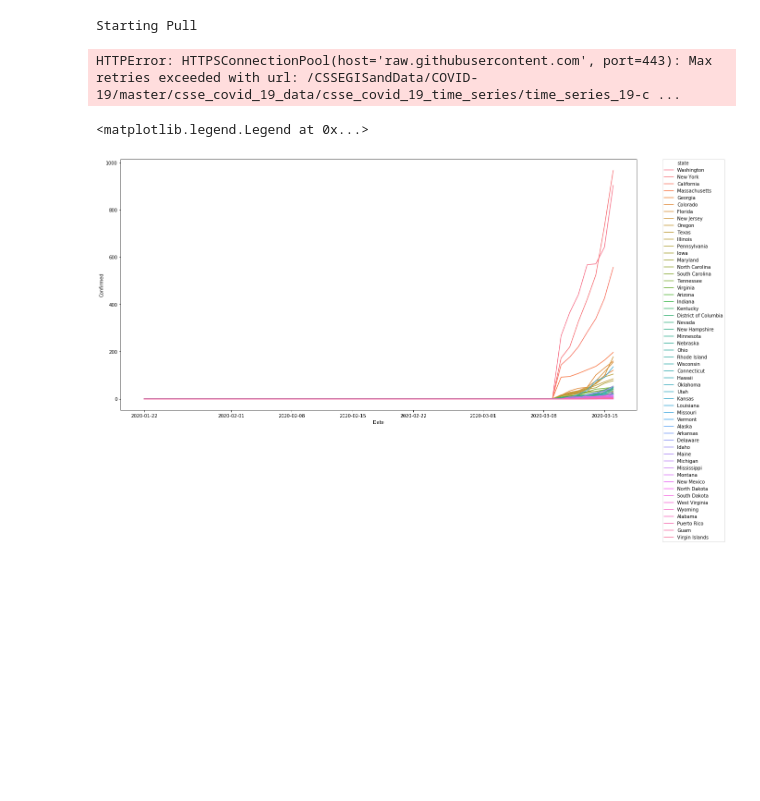
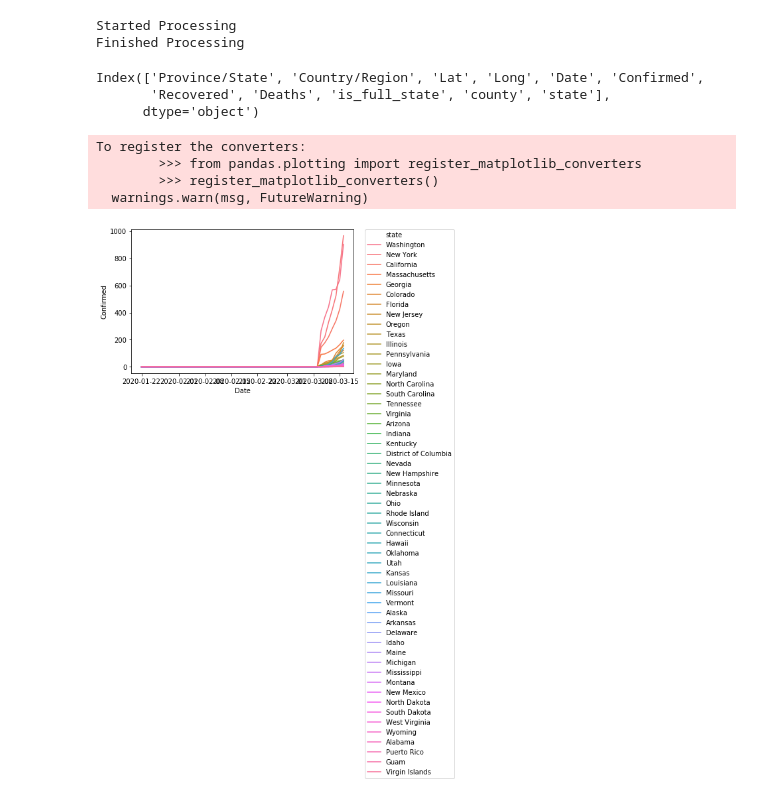
Before and after one commit to TheCulliganMan/covid-19, a Jupyter notebook: coronadb.ipynb, the cells around one changed output. Drawn from its saved outputs; the diff is of its cells as text; code cells hidden in the pictures; blank space fills up the shorter version.

```diff
--- a/coronadb.ipynb
+++ b/coronadb.ipynb
@@ -3,12 +3,12 @@ import pandas as pd
 from covidb.pull import data_pull_csv
 from covidb.process import get_todays_data
 # %%
-print("Starting Pull")
-data_pull_csv()
-print("Finished Pull")
+# print("Starting Pull")
+# data_pull_csv()
+# print("Finished Pull")
 print("Started Processing")
 data_dict = get_todays_data()
 print("Finished Processing")
 # %% [output]
-Starting Pull
+Started Processing
+Finished Processing
-HTTPError: HTTPSConnectionPool(host='raw.githubusercontent.com', port=443): Max retries exceeded with url: /CSSEGISandData/COVID-19/master/csse_covid_19_data/csse_covid_19_time_series/time_series_19-c ...
@@ -15,14 +21,19 @@ HTTPError: HTTPSConnectionPool(host='raw.githubusercontent.com', port=443): Max
+# %%
+df = data_dict["all_data"]
+df.columns
+# %% [output]
+Index(['Province/State', 'Country/Region', 'Lat', 'Long', 'Date', 'Confirmed',
+       'Recovered', 'Deaths', 'is_full_state', 'county', 'state'],
+      dtype='object')
 # %%
-%matplotlib inline
-import matplotlib.pyplot as plt
-import seaborn as sns
-from pylab import rcParams
-rcParams['figure.figsize'] = 20, 10
-df = data_dict["all_data"]
-df = df.loc[df["is_full_state"] == True]
-sns.lineplot(x="Date", y="Confirmed", hue="state", data=df)
+states_df = df.loc[df["is_full_state"] == True]
+sns.lineplot(x="Date", y="Confirmed", hue="state", data=states_df)
 # Put the legend out of the figure
 plt.legend(bbox_to_anchor=(1.05, 1), loc=2, borderaxespad=0.)
+plt.show()
 # %% [output]
-<matplotlib.legend.Legend at 0x...>
+To register the converters:
+        >>> from pandas.plotting import register_matplotlib_converters
+        >>> register_matplotlib_converters()
+  warnings.warn(msg, FutureWarning)
-[figure, old version]
+[figure, new version]
```
Also changed, not shown: parts of 5 cells of this notebook, 3 other files.
